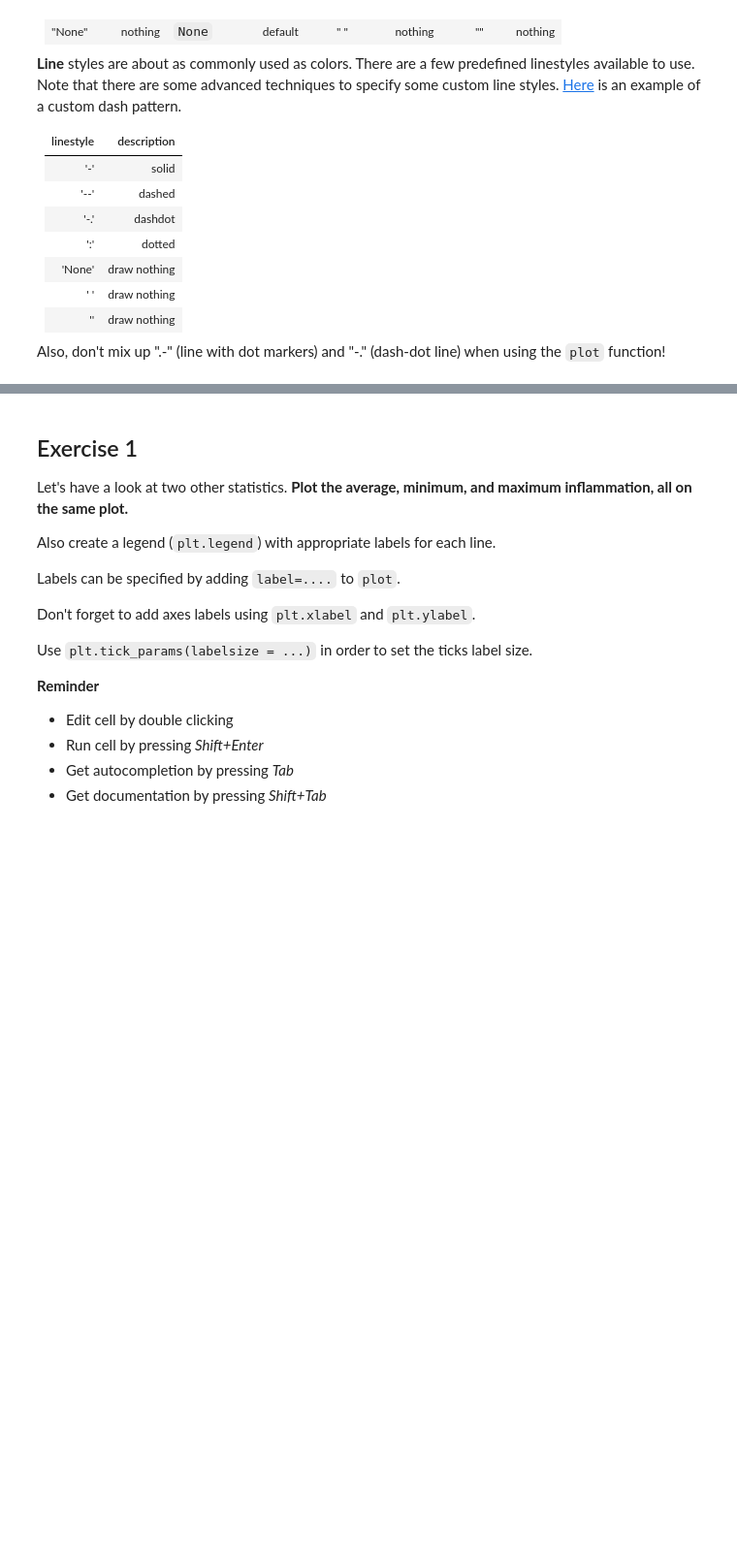
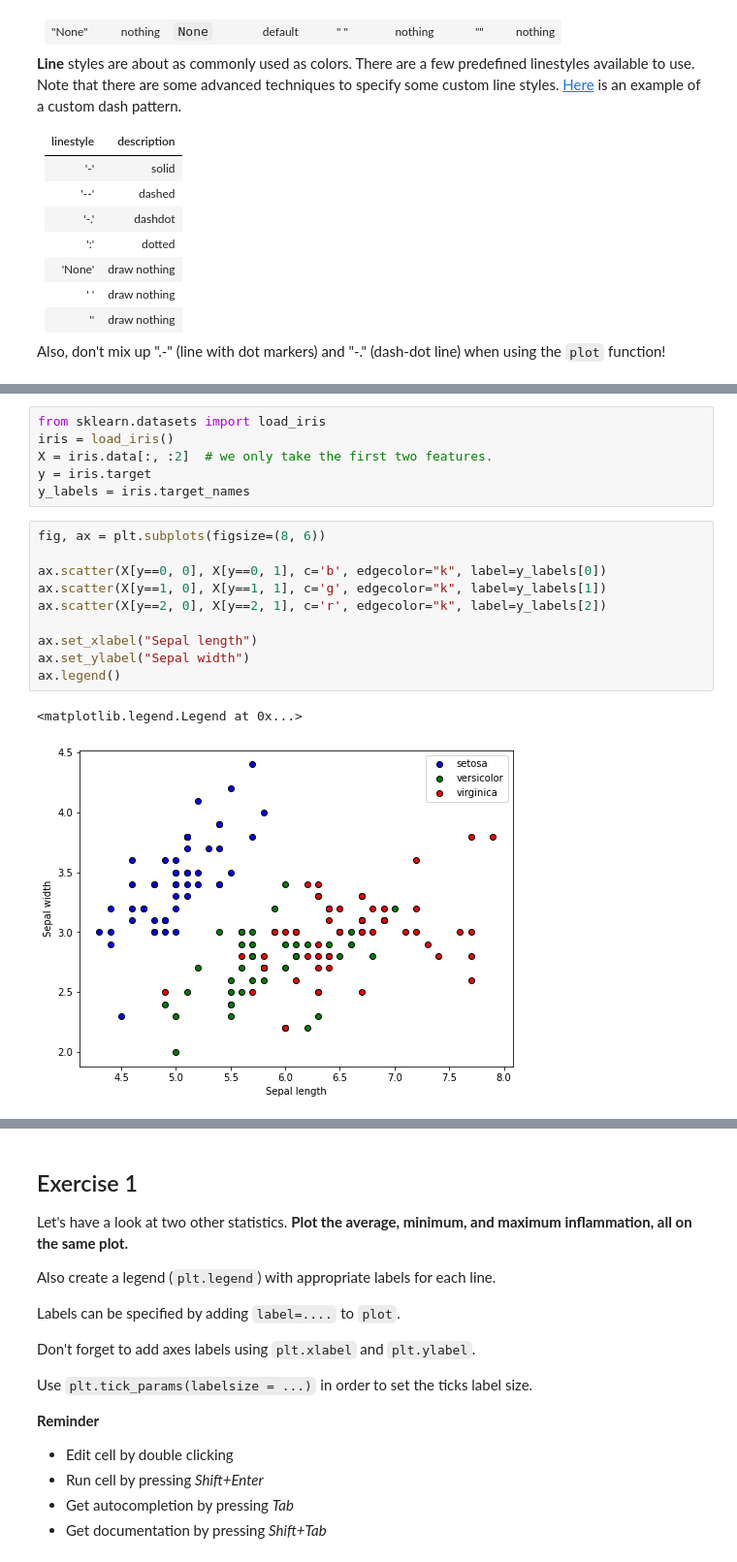
Before and after one commit to faigyb/python4ml, a Jupyter notebook: matplotlib.ipynb, the cells around one changed output, grey strips where cells are left out. Shown: that part at 97% size. Cells and saved outputs as stored; diff of their text form; blank space fills up the shorter version.

Commit message:
Update Scatter plots part

```diff
--- a/matplotlib.ipynb
+++ b/matplotlib.ipynb
@@ -304,3 +310,22 @@ Schematically, the simple 1-D scatter plots has the following parameters:
+# %%
+from sklearn.datasets import load_iris
+iris = load_iris()
+X = iris.data[:, :2]  # we only take the first two features.
+y = iris.target
+y_labels = iris.target_names
+# %%
+fig, ax = plt.subplots(figsize=(8, 6))
+
+ax.scatter(X[y==0, 0], X[y==0, 1], c='b', edgecolor="k", label=y_labels[0])
+ax.scatter(X[y==1, 0], X[y==1, 1], c='g', edgecolor="k", label=y_labels[1])
+ax.scatter(X[y==2, 0], X[y==2, 1], c='r', edgecolor="k", label=y_labels[2])
+
+ax.set_xlabel("Sepal length")
+ax.set_ylabel("Sepal width")
+ax.legend()
+# %% [output]
+<matplotlib.legend.Legend at 0x...>
+[figure, added]
 # %% [markdown]
 ### Bar plots
 
```
Also changed, not shown: parts of 2 cells of this notebook.
